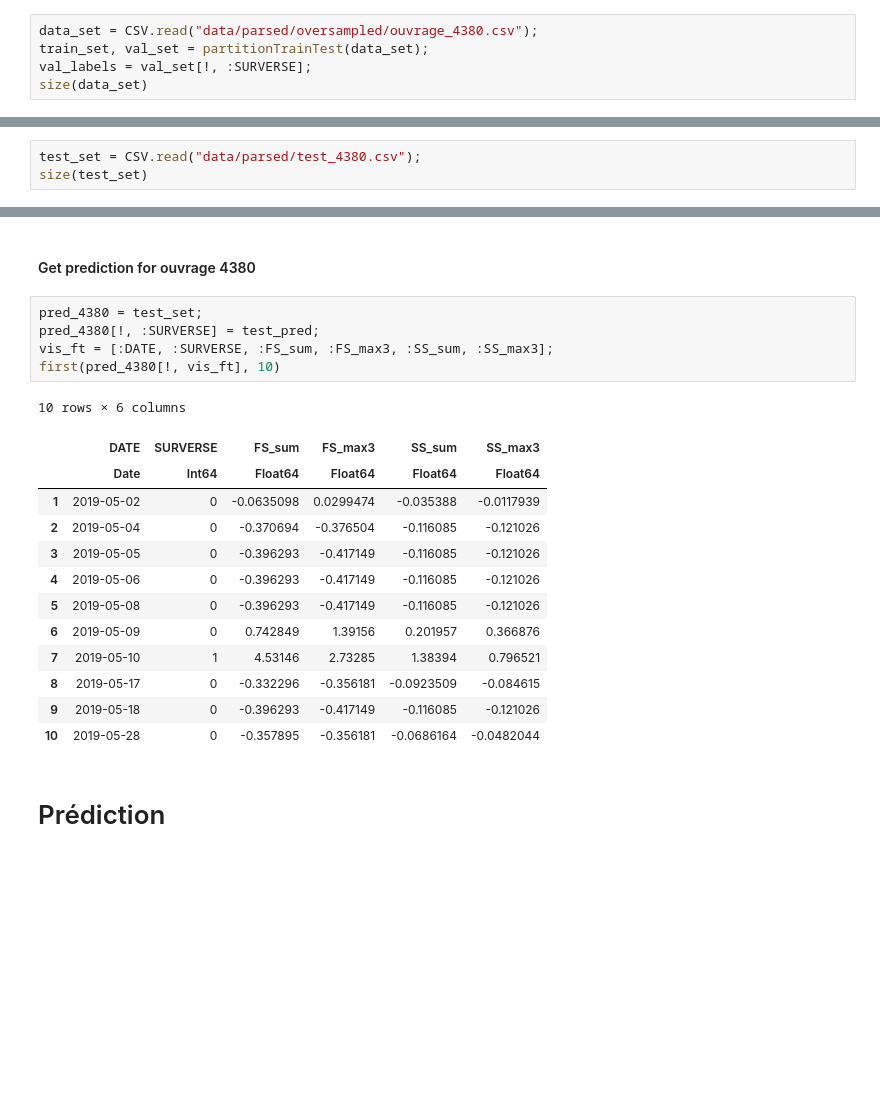
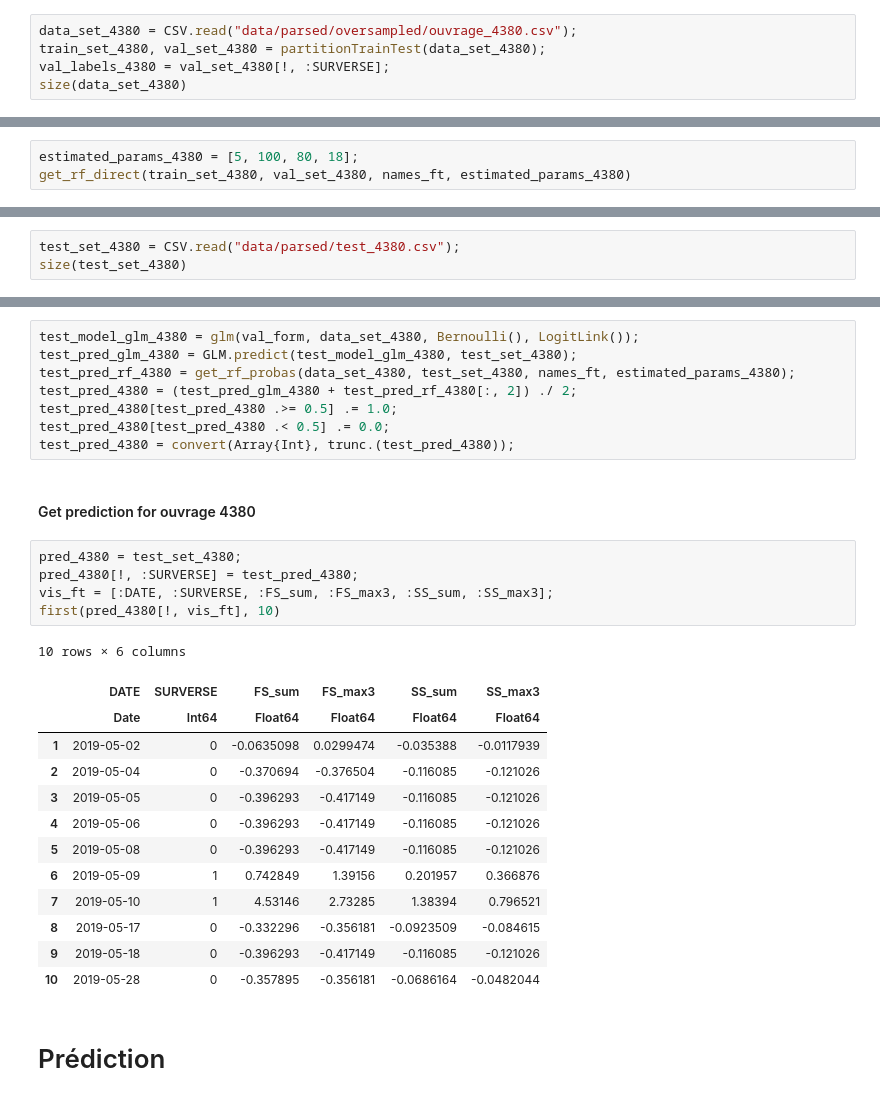
Before and after one commit to JeyzerMC/MTH3302-Project, a Jupyter notebook: Modele_Isolation.ipynb, the cells around one changed output, grey strips where cells are left out. Saved outputs shown, nothing was run; the diff lists cells and outputs as text; blank space fills up the shorter version.

```diff
--- a/Modele_Isolation.ipynb
+++ b/Modele_Isolation.ipynb
@@ -526,10 +416,10 @@ first(pred_4350[!, vis_ft], 10)
 # %% [markdown]
 ## Ouvrage 4380
 # %%
-data_set = CSV.read("data/parsed/oversampled/ouvrage_4380.csv");
-train_set, val_set = partitionTrainTest(data_set);
-val_labels = val_set[!, :SURVERSE];
-size(data_set)
+data_set_4380 = CSV.read("data/parsed/oversampled/ouvrage_4380.csv");
+train_set_4380, val_set_4380 = partitionTrainTest(data_set_4380);
+val_labels_4380 = val_set_4380[!, :SURVERSE];
+size(data_set_4380)
 # %% [output]
 (10000, 10)
 # %% [markdown]
@@ -586,0 +457,3 @@ val_pred_rf = get_rf_probas(train_set, val_set, names_ft, estimated_params);
+# %%
+estimated_params_4380 = [5, 100, 80, 18];
+get_rf_direct(train_set_4380, val_set_4380, names_ft, estimated_params_4380)
@@ -605,7 +473,7 @@ evaluate_threshold(val_pred, val_labels, 0.5)
 # %% [markdown]
 #### Get full model
 # %%
-test_set = CSV.read("data/parsed/test_4380.csv");
-size(test_set)
+test_set_4380 = CSV.read("data/parsed/test_4380.csv");
+size(test_set_4380)
 # %% [output]
 (54, 9)
@@ -626,20 +480,28 @@ test_pred = convert(Array{Int}, trunc.(test_pred));
+# %%
+test_model_glm_4380 = glm(val_form, data_set_4380, Bernoulli(), LogitLink());
+test_pred_glm_4380 = GLM.predict(test_model_glm_4380, test_set_4380);
+test_pred_rf_4380 = get_rf_probas(data_set_4380, test_set_4380, names_ft, estimated_params_4380);
+test_pred_4380 = (test_pred_glm_4380 + test_pred_rf_4380[:, 2]) ./ 2;
+test_pred_4380[test_pred_4380 .>= 0.5] .= 1.0;
+test_pred_4380[test_pred_4380 .< 0.5] .= 0.0;
+test_pred_4380 = convert(Array{Int}, trunc.(test_pred_4380));
 # %% [markdown]
 #### Get prediction for ouvrage 4380
 # %%
-pred_4380 = test_set;
-pred_4380[!, :SURVERSE] = test_pred;
+pred_4380 = test_set_4380;
+pred_4380[!, :SURVERSE] = test_pred_4380;
 vis_ft = [:DATE, :SURVERSE, :FS_sum, :FS_max3, :SS_sum, :SS_max3];
 first(pred_4380[!, vis_ft], 10)
 # %% [output]
 10 rows × 6 columns
 |  | DATE | SURVERSE | FS_sum | FS_max3 | SS_sum | SS_max3 |
 |  | Date | Int64 | Float64 | Float64 | Float64 | Float64 |
 | 1 | 2019-05-02 | 0 | -0.0635098 | 0.0299474 | -0.035388 | -0.0117939 |
 | 2 | 2019-05-04 | 0 | -0.370694 | -0.376504 | -0.116085 | -0.121026 |
 | 3 | 2019-05-05 | 0 | -0.396293 | -0.417149 | -0.116085 | -0.121026 |
 | 4 | 2019-05-06 | 0 | -0.396293 | -0.417149 | -0.116085 | -0.121026 |
 | 5 | 2019-05-08 | 0 | -0.396293 | -0.417149 | -0.116085 | -0.121026 |
-| 6 | 2019-05-09 | 0 | 0.742849 | 1.39156 | 0.201957 | 0.366876 |
+| 6 | 2019-05-09 | 1 | 0.742849 | 1.39156 | 0.201957 | 0.366876 |
 | 7 | 2019-05-10 | 1 | 4.53146 | 2.73285 | 1.38394 | 0.796521 |
 | 8 | 2019-05-17 | 0 | -0.332296 | -0.356181 | -0.0923509 | -0.084615 |
 | 9 | 2019-05-18 | 0 | -0.396293 | -0.417149 | -0.116085 | -0.121026 |
```
Also changed, not shown: parts of 137 cells of this notebook, 7 other files.
